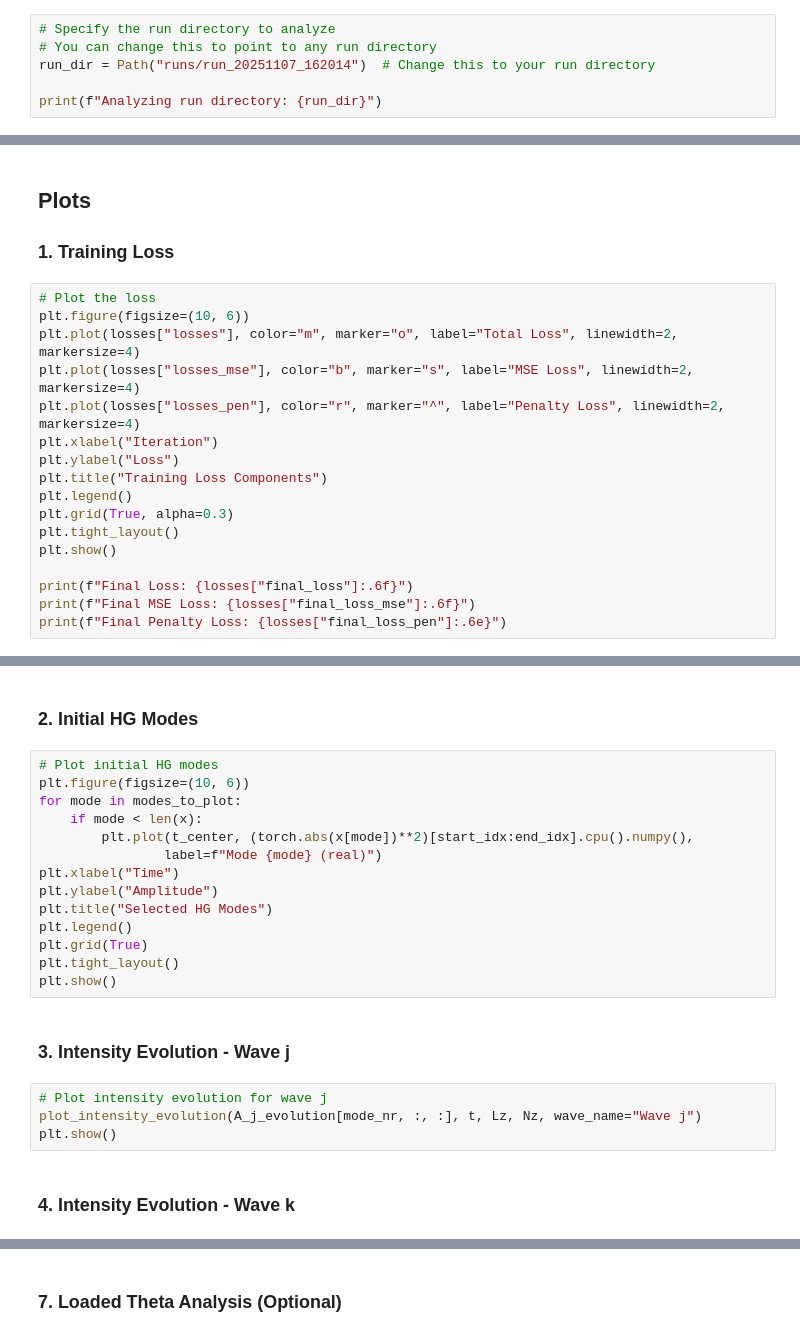
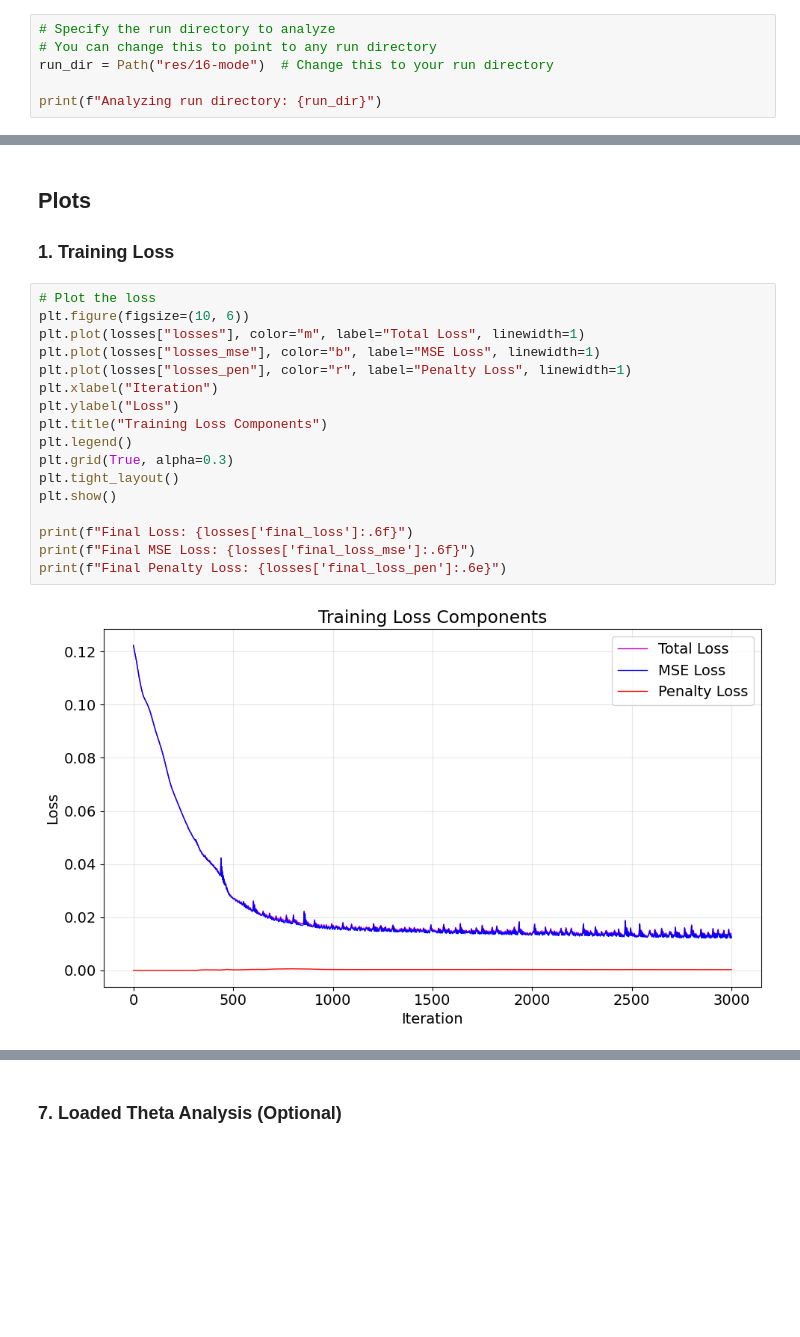
Before and after one commit to lukass16/LGW-Lab-NLSE, a Jupyter notebook: NLSE in PyTorch/analyze_xpm_identity.ipynb, the cells around one changed output, grey strips where cells are left out. Drawn from its saved outputs; the diff is of its cells as text; blank space fills up the shorter version.

```diff
--- a/NLSE in PyTorch/analyze_xpm_identity.ipynb
+++ b/NLSE in PyTorch/analyze_xpm_identity.ipynb
@@ -21,6 +23,6 @@ from nlse import *
 # %%
 # Specify the run directory to analyze
 # You can change this to point to any run directory
-run_dir = Path("runs/run_20251107_162014")  # Change this to your run directory
+run_dir = Path("res/16-mode")  # Change this to your run directory
 
 print(f"Analyzing run directory: {run_dir}")
@@ -159,17 +185,19 @@ print(f"  Modes to plot: {modes_to_plot}")
 # %%
 # Plot the loss
 plt.figure(figsize=(10, 6))
-plt.plot(losses["losses"], color="m", marker="o", label="Total Loss", linewidth=2, markersize=4)
-plt.plot(losses["losses_mse"], color="b", marker="s", label="MSE Loss", linewidth=2, markersize=4)
-plt.plot(losses["losses_pen"], color="r", marker="^", label="Penalty Loss", linewidth=2, markersize=4)
+plt.plot(losses["losses"], color="m", label="Total Loss", linewidth=1)
+plt.plot(losses["losses_mse"], color="b", label="MSE Loss", linewidth=1)
+plt.plot(losses["losses_pen"], color="r", label="Penalty Loss", linewidth=1)
 plt.xlabel("Iteration")
 plt.ylabel("Loss")
 plt.title("Training Loss Components")
 plt.legend()
 plt.grid(True, alpha=0.3)
 plt.tight_layout()
 plt.show()
 
-print(f"Final Loss: {losses["final_loss"]:.6f}")
-print(f"Final MSE Loss: {losses["final_loss_mse"]:.6f}")
-print(f"Final Penalty Loss: {losses["final_loss_pen"]:.6e}")
+print(f"Final Loss: {losses['final_loss']:.6f}")
+print(f"Final MSE Loss: {losses['final_loss_mse']:.6f}")
+print(f"Final Penalty Loss: {losses['final_loss_pen']:.6e}")
+# %% [output]
+[figure, added]
@@ -176,24 +206,0 @@ print(f"Final Penalty Loss: {losses["final_loss_pen"]:.6e}")
-# %% [markdown]
-### 2. Initial HG Modes
-# %%
-# Plot initial HG modes
-plt.figure(figsize=(10, 6))
-for mode in modes_to_plot:
-    if mode < len(x):
-        plt.plot(t_center, (torch.abs(x[mode])**2)[start_idx:end_idx].cpu().numpy(),
-                label=f"Mode {mode} (real)")
-plt.xlabel("Time")
-plt.ylabel("Amplitude")
-plt.title("Selected HG Modes")
-plt.legend()
-plt.grid(True)
-plt.tight_layout()
-plt.show()
-# %% [markdown]
-### 3. Intensity Evolution - Wave j
-# %%
-# Plot intensity evolution for wave j
-plot_intensity_evolution(A_j_evolution[mode_nr, :, :], t, Lz, Nz, wave_name="Wave j")
-plt.show()
-# %% [markdown]
-### 4. Intensity Evolution - Wave k
```
Also changed, not shown: parts of 19 cells of this notebook, 4 other files.
